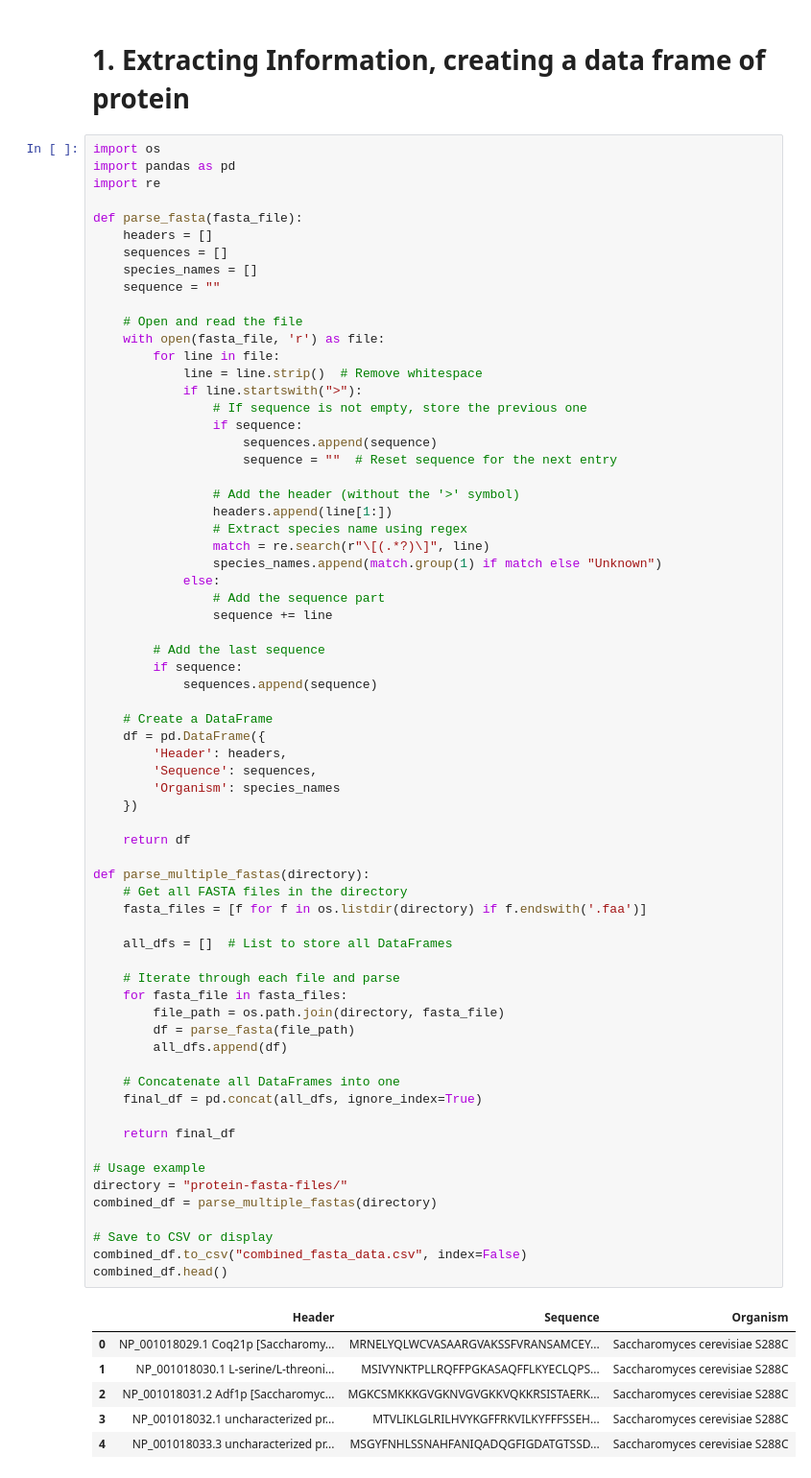
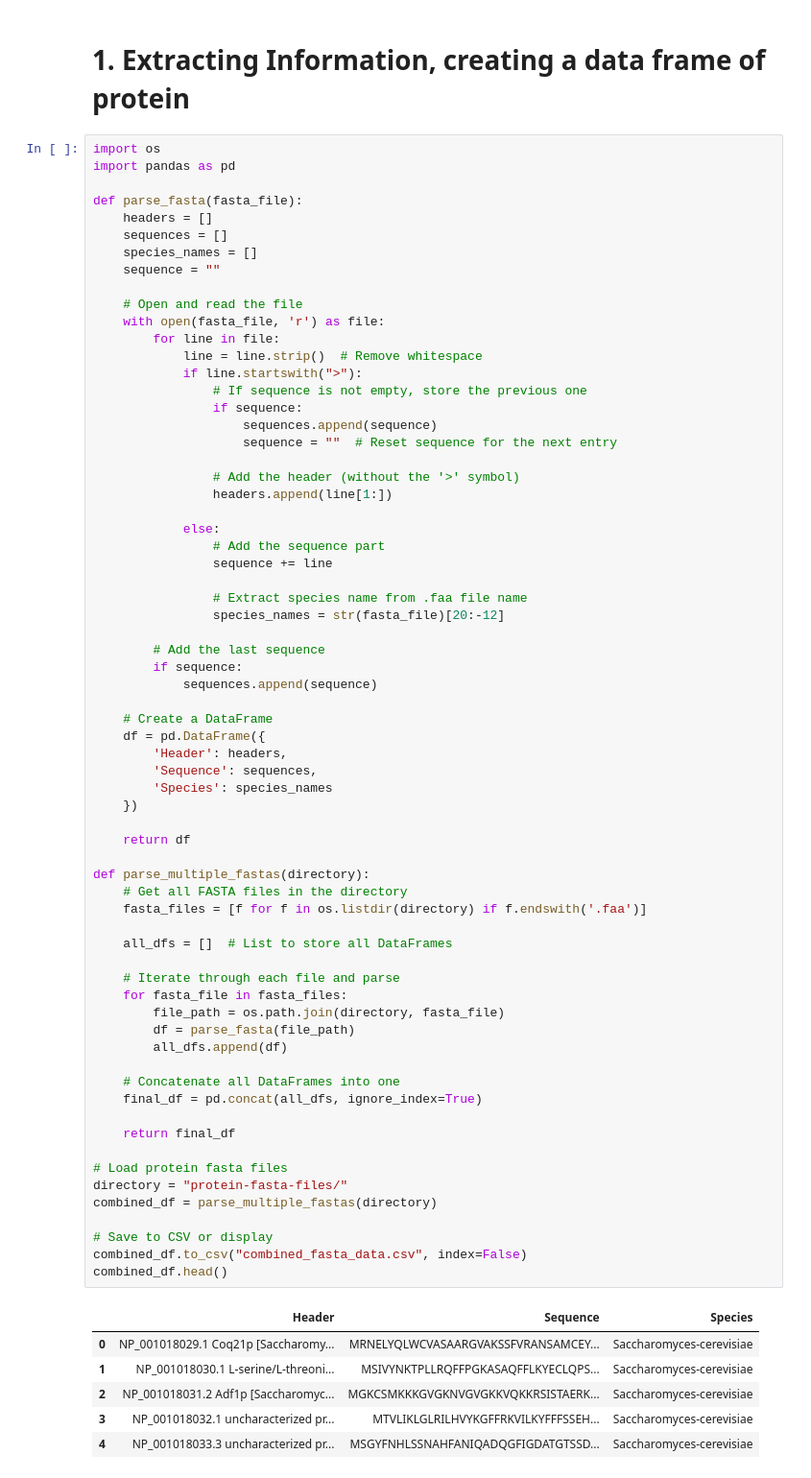
Before and after one commit to daffaaprilio/ProgrammingExercises, a Jupyter notebook: proteomics-exercises/code-1.ipynb, the cells around one changed output. Shown: that part at 96% size. Drawn from its saved outputs; the diff is of its cells as text.

```diff
--- a/proteomics-exercises/code-1.ipynb
+++ b/proteomics-exercises/code-1.ipynb
@@ -3,7 +3,6 @@
 # %%
 import os
 import pandas as pd
-import re
 
 def parse_fasta(fasta_file):
     headers = []
@@ -23,12 +22,13 @@ def parse_fasta(fasta_file):
 
                 # Add the header (without the '>' symbol)
                 headers.append(line[1:])
-                # Extract species name using regex
-                match = re.search(r"\[(.*?)\]", line)
-                species_names.append(match.group(1) if match else "Unknown")
+
             else:
                 # Add the sequence part
                 sequence += line
+
+                # Extract species name from .faa file name
+                species_names = str(fasta_file)[20:-12]
 
         # Add the last sequence
         if sequence:
@@ -38,39 +38,39 @@ def parse_fasta(fasta_file):
     df = pd.DataFrame({
         'Header': headers,
         'Sequence': sequences,
-        'Organism': species_names
+        'Species': species_names
     })
 
     return df
 
 def parse_multiple_fastas(directory):
     # Get all FASTA files in the directory
     fasta_files = [f for f in os.listdir(directory) if f.endswith('.faa')]
 
     all_dfs = []  # List to store all DataFrames
 
     # Iterate through each file and parse
     for fasta_file in fasta_files:
         file_path = os.path.join(directory, fasta_file)
         df = parse_fasta(file_path)
         all_dfs.append(df)
 
     # Concatenate all DataFrames into one
     final_df = pd.concat(all_dfs, ignore_index=True)
 
     return final_df
 
-# Usage example
+# Load protein fasta files
 directory = "protein-fasta-files/"
 combined_df = parse_multiple_fastas(directory)
 
 # Save to CSV or display
 combined_df.to_csv("combined_fasta_data.csv", index=False)
 combined_df.head()
 # %% [output]
-|  | Header | Sequence | Organism |
-| 0 | NP_001018029.1 Coq21p [Saccharomy... | MRNELYQLWCVASAARGVAKSSFVRANSAMCEY... | Saccharomyces cerevisiae S288C |
-| 1 | NP_001018030.1 L-serine/L-threoni... | MSIVYNKTPLLRQFFPGKASAQFFLKYECLQPS... | Saccharomyces cerevisiae S288C |
-| 2 | NP_001018031.2 Adf1p [Saccharomyc... | MGKCSMKKKGVGKNVGVGKKVQKKRSISTAERK... | Saccharomyces cerevisiae S288C |
-| 3 | NP_001018032.1 uncharacterized pr... | MTVLIKLGLRILHVYKGFFRKVILKYFFFSSEH... | Saccharomyces cerevisiae S288C |
-| 4 | NP_001018033.3 uncharacterized pr... | MSGYFNHLSSNAHFANIQADQGFIGDATGTSSD... | Saccharomyces cerevisiae S288C |
+|  | Header | Sequence | Species |
+| 0 | NP_001018029.1 Coq21p [Saccharomy... | MRNELYQLWCVASAARGVAKSSFVRANSAMCEY... | Saccharomyces-cerevisiae |
+| 1 | NP_001018030.1 L-serine/L-threoni... | MSIVYNKTPLLRQFFPGKASAQFFLKYECLQPS... | Saccharomyces-cerevisiae |
+| 2 | NP_001018031.2 Adf1p [Saccharomyc... | MGKCSMKKKGVGKNVGVGKKVQKKRSISTAERK... | Saccharomyces-cerevisiae |
+| 3 | NP_001018032.1 uncharacterized pr... | MTVLIKLGLRILHVYKGFFRKVILKYFFFSSEH... | Saccharomyces-cerevisiae |
+| 4 | NP_001018033.3 uncharacterized pr... | MSGYFNHLSSNAHFANIQADQGFIGDATGTSSD... | Saccharomyces-cerevisiae |
```
Also changed, not shown: 4 other files.
